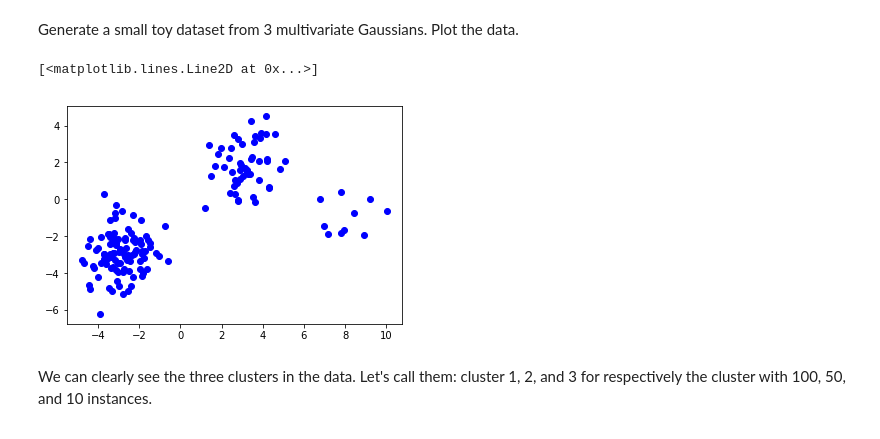
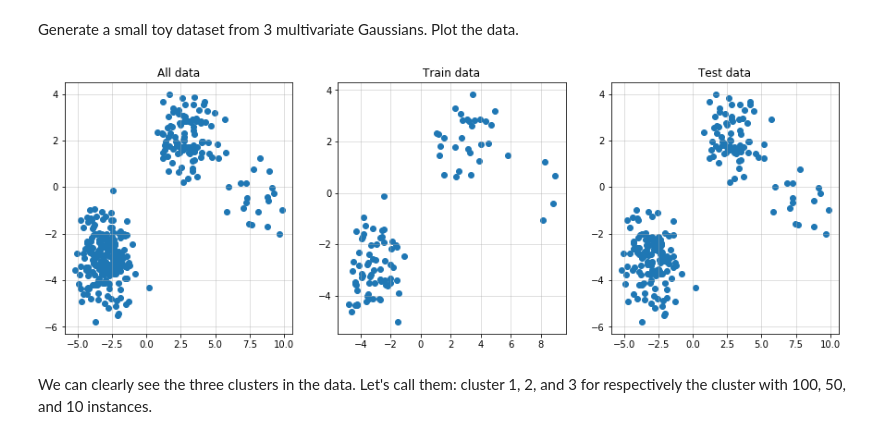
Before and after one commit to Vincent-Vercruyssen/anomatools, a Jupyter notebook: notebooks/Unsupervised_detection_example.ipynb, the cells around one changed output. Saved outputs shown, nothing was run; the diff lists cells and outputs as text; code cells hidden in the pictures.

```diff
--- a/notebooks/Unsupervised_detection_example.ipynb
+++ b/notebooks/Unsupervised_detection_example.ipynb
@@ -10,16 +17,19 @@ import matplotlib.pyplot as plt
 # %% [markdown]
 Generate a small toy dataset from 3 multivariate Gaussians. Plot the data.
 # %%
-X = np.vstack((np.random.multivariate_normal([-3, -3], [[1, 0], [0, 1]], 100),
-               np.random.multivariate_normal([3, 2], [[1, 0], [0, 1]], 50),
-               np.random.multivariate_normal([8, -1], [[1, 0], [0, 1]], 10)))
+X = np.vstack((np.random.multivariate_normal([-3, -3], [[1, 0], [0, 1]], 200),
+               np.random.multivariate_normal([3, 2], [[1, 0], [0, 1]], 100),
+               np.random.multivariate_normal([8, -1], [[1, 0], [0, 1]], 20)))
 np.random.shuffle(X)
+Xtr, Xte = X[:100, :], X[100:, :]
 
-plt.figure()
-plt.plot(X[:, 0], X[:, 1], 'o', color='blue')
+fig, axes = plt.subplots(1, 3, figsize=(15, 5))
+axes[0].scatter(X[:, 0], X[:, 1]); axes[0].set_title('All data')
+axes[1].scatter(Xtr[:, 0], Xtr[:, 1]); axes[1].set_title('Train data')
+axes[2].scatter(Xte[:, 0], Xte[:, 1]); axes[2].set_title('Test data')
+for i in range(len(axes)): axes[i].grid(alpha=0.5)
 # %% [output]
-[<matplotlib.lines.Line2D at 0x...>]
-[figure, old version]
+[figure, new version]
 # %% [markdown]
 We can clearly see the three clusters in the data. Let's call them: cluster 1, 2, and 3 for respectively the cluster with 100, 50, and 10 instances.
 # %% [markdown]
```
Also changed, not shown: parts of 13 cells of this notebook, 3 other files.
